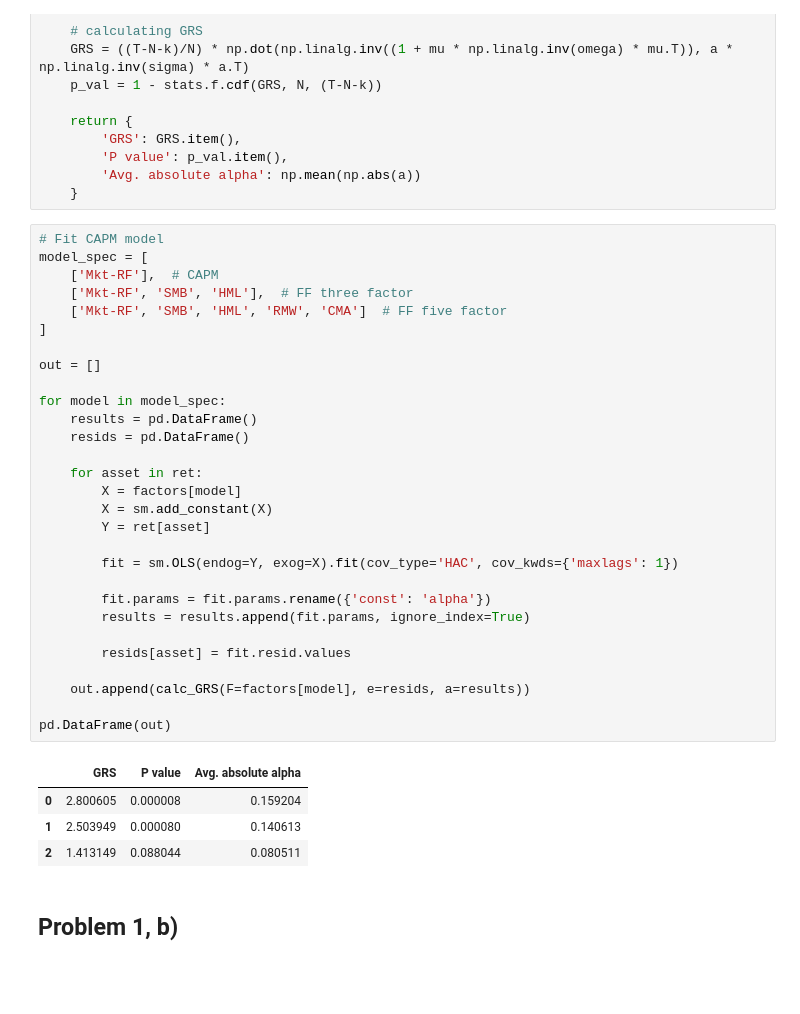
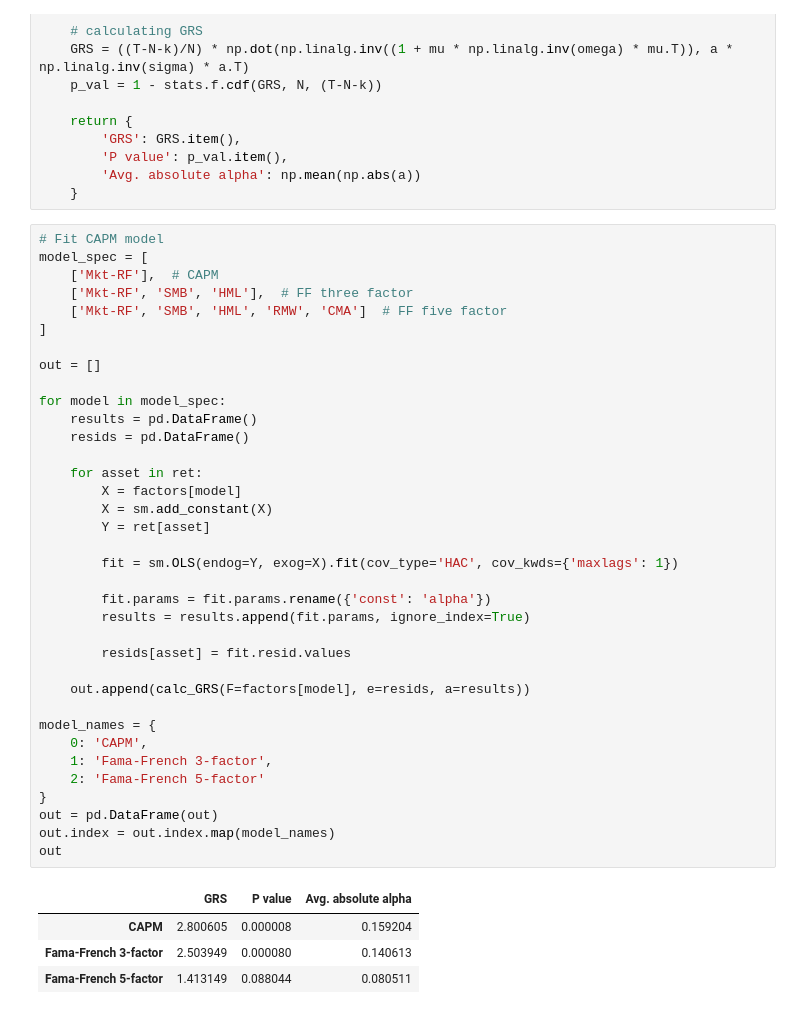
Before and after one commit to ismand95/QFE, a Jupyter notebook: Problem Set 4 - Cross-Sectional Asset Pricing/My Solution/Problem Set 4 - Cross-Sectional Asset Pricing.ipynb, the cells around one changed output. Drawn from its saved outputs; the diff is of its cells as text; blank space fills up the shorter version.

```diff
--- a/Problem Set 4 - Cross-Sectional Asset Pricing/My Solution/Problem Set 4 - Cross-Sectional Asset Pricing.ipynb
+++ b/Problem Set 4 - Cross-Sectional Asset Pricing/My Solution/Problem Set 4 - Cross-Sectional Asset Pricing.ipynb
@@ -144,36 +144,41 @@ def calc_GRS(F, e, a):
 # %%
 # Fit CAPM model
 model_spec = [
     ['Mkt-RF'],  # CAPM
     ['Mkt-RF', 'SMB', 'HML'],  # FF three factor
     ['Mkt-RF', 'SMB', 'HML', 'RMW', 'CMA']  # FF five factor
 ]
 
 out = []
 
 for model in model_spec:
     results = pd.DataFrame()
     resids = pd.DataFrame()
 
     for asset in ret:
         X = factors[model]
         X = sm.add_constant(X)
         Y = ret[asset]
 
         fit = sm.OLS(endog=Y, exog=X).fit(cov_type='HAC', cov_kwds={'maxlags': 1})
 
         fit.params = fit.params.rename({'const': 'alpha'})
         results = results.append(fit.params, ignore_index=True)
 
         resids[asset] = fit.resid.values
 
     out.append(calc_GRS(F=factors[model], e=resids, a=results))
 
-pd.DataFrame(out)
+model_names = {
+    0: 'CAPM',
+    1: 'Fama-French 3-factor',
+    2: 'Fama-French 5-factor'
+}
+out = pd.DataFrame(out)
+out.index = out.index.map(model_names)
+out
 # %% [output]
 |  | GRS | P value | Avg. absolute alpha |
-| 0 | 2.800605 | 0.000008 | 0.159204 |
-| 1 | 2.503949 | 0.000080 | 0.140613 |
-| 2 | 1.413149 | 0.088044 | 0.080511 |
+| CAPM | 2.800605 | 0.000008 | 0.159204 |
+| Fama-French 3-factor | 2.503949 | 0.000080 | 0.140613 |
+| Fama-French 5-factor | 1.413149 | 0.088044 | 0.080511 |
-# %% [markdown]
-## Problem 1, b)
```
Also changed, not shown: parts of 25 cells of this notebook.
